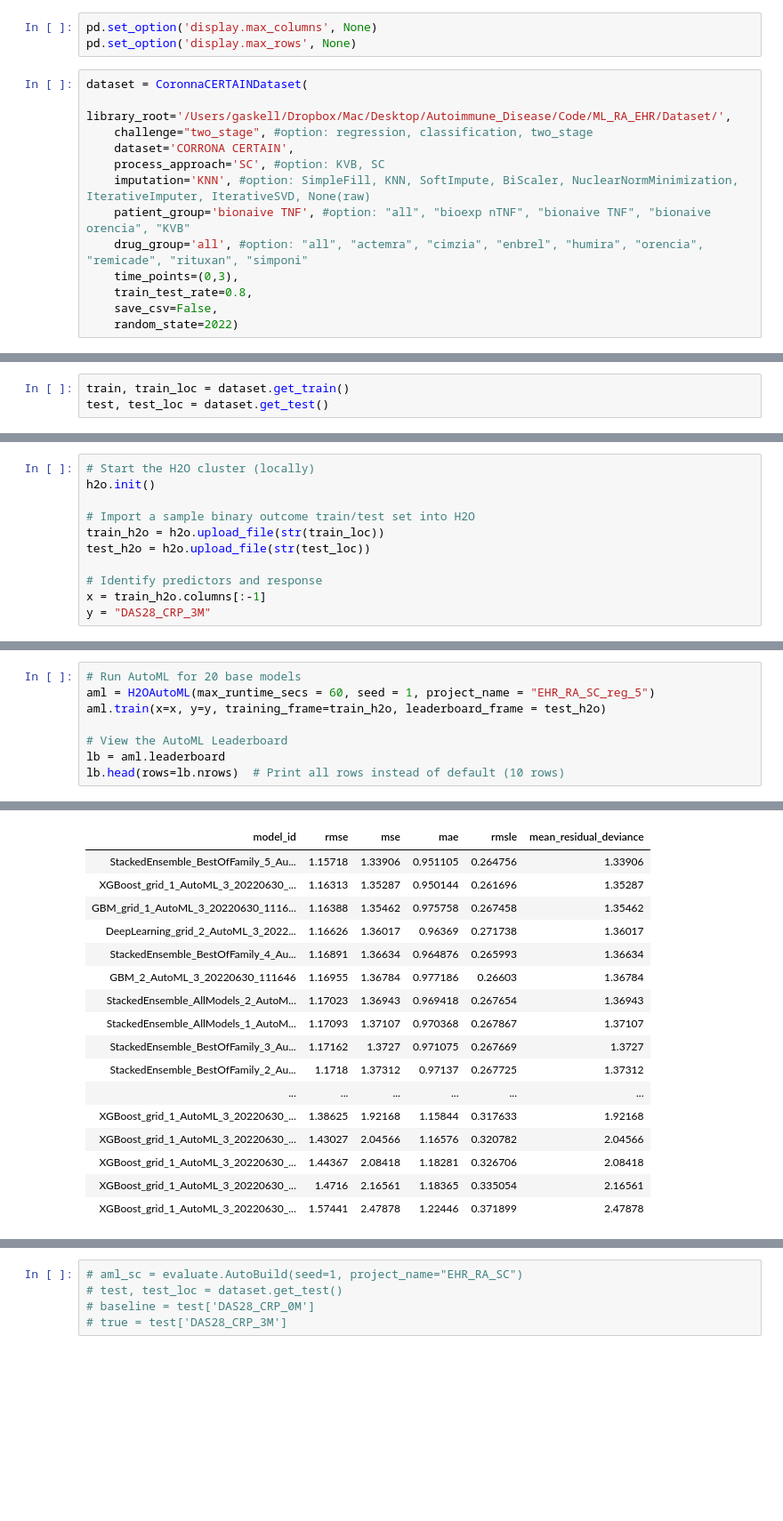
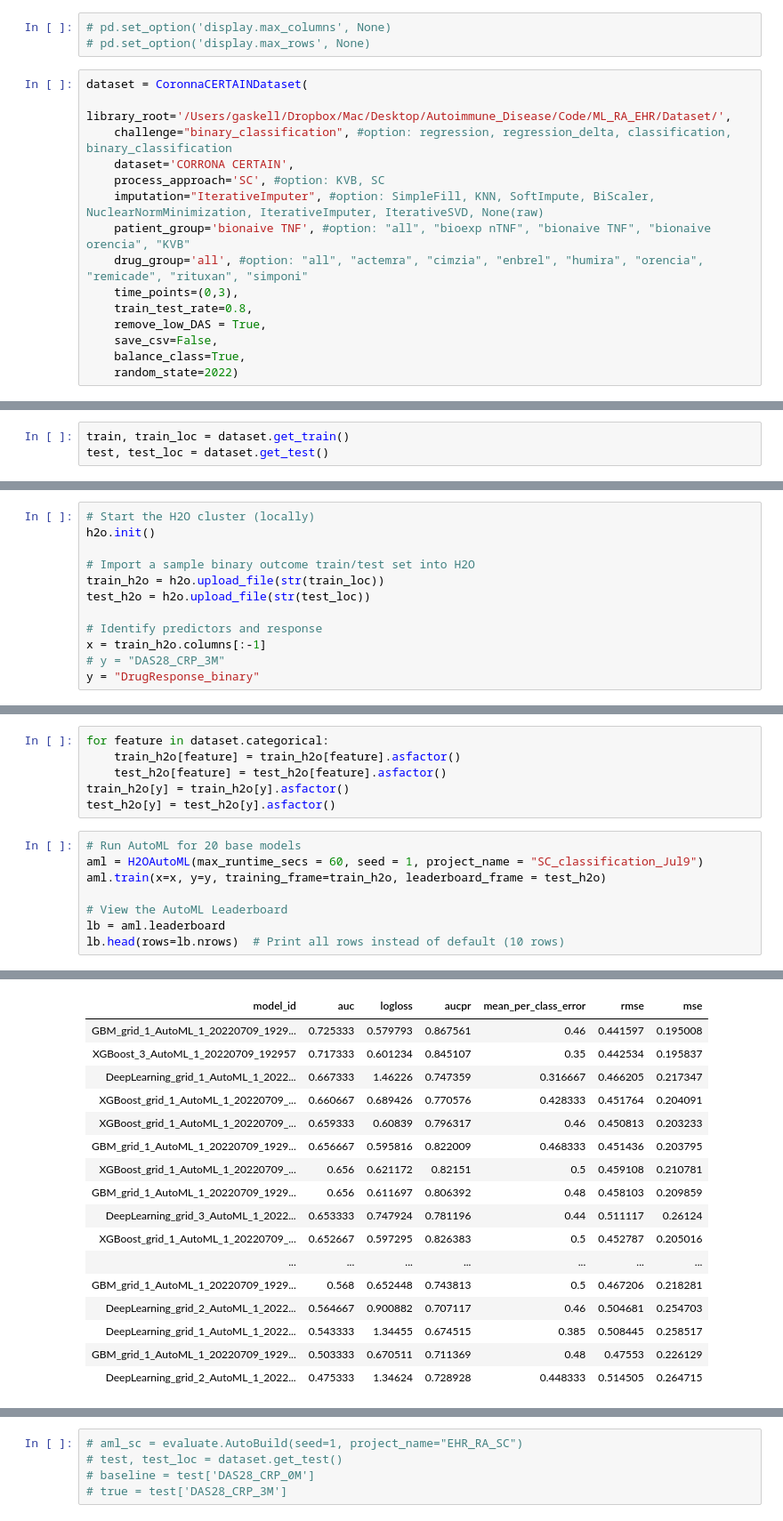
Before and after one commit to Gaskell-1206/Ensemble_DRP, a Jupyter notebook: ModelModule/H2O.ipynb, the cells around one changed output, grey strips where cells are left out. Shown at 89% size. Cells and saved outputs as stored; diff of their text form; blank space fills up the shorter version.

```diff
--- a/ModelModule/H2O.ipynb
+++ b/ModelModule/H2O.ipynb
@@ -12,18 +20,20 @@ pd.options.mode.chained_assignment = None
 # %%
-pd.set_option('display.max_columns', None)
-pd.set_option('display.max_rows', None)
+# pd.set_option('display.max_columns', None)
+# pd.set_option('display.max_rows', None)
 # %%
 dataset = CoronnaCERTAINDataset(
     library_root='/Users/gaskell/Dropbox/Mac/Desktop/Autoimmune_Disease/Code/ML_RA_EHR/Dataset/',
-    challenge="two_stage", #option: regression, classification, two_stage
+    challenge="binary_classification", #option: regression, regression_delta, classification, binary_classification
     dataset='CORRONA CERTAIN',
     process_approach='SC', #option: KVB, SC
-    imputation='KNN', #option: SimpleFill, KNN, SoftImpute, BiScaler, NuclearNormMinimization, IterativeImputer, IterativeSVD, None(raw)
+    imputation="IterativeImputer", #option: SimpleFill, KNN, SoftImpute, BiScaler, NuclearNormMinimization, IterativeImputer, IterativeSVD, None(raw)
     patient_group='bionaive TNF', #option: "all", "bioexp nTNF", "bionaive TNF", "bionaive orencia", "KVB"
     drug_group='all', #option: "all", "actemra", "cimzia", "enbrel", "humira", "orencia", "remicade", "rituxan", "simponi"
     time_points=(0,3),
     train_test_rate=0.8,
+    remove_low_DAS = True,
     save_csv=False,
+    balance_class=True,
     random_state=2022)
 # %% [output]
 feature engineering, drop columns due to 70% missing value: Index(['smkyrs', 'numcigs', 'rfstatus_impute', 'ccpstatus_impute',
@@ -63,5 +75,6 @@ test_h2o = h2o.upload_file(str(test_loc))
 
 # Identify predictors and response
 x = train_h2o.columns[:-1]
-y = "DAS28_CRP_3M"
+# y = "DAS28_CRP_3M"
+y = "DrugResponse_binary"
 # %% [output]
@@ -86,6 +121,12 @@ Parse progress: |█████████████████████
+# %%
+for feature in dataset.categorical:
+    train_h2o[feature] = train_h2o[feature].asfactor()
+    test_h2o[feature] = test_h2o[feature].asfactor()
+train_h2o[y] = train_h2o[y].asfactor()
+test_h2o[y] = test_h2o[y].asfactor()
 # %%
 # Run AutoML for 20 base models
-aml = H2OAutoML(max_runtime_secs = 60, seed = 1, project_name = "EHR_RA_SC_reg_5")
+aml = H2OAutoML(max_runtime_secs = 60, seed = 1, project_name = "SC_classification_Jul9")
 aml.train(x=x, y=y, training_frame=train_h2o, leaderboard_frame = test_h2o)
 
 # View the AutoML Leaderboard
@@ -110,22 +151,22 @@ AutoML progress: |
 
 ██| (done) 100%
-| model_id | rmse | mse | mae | rmsle | mean_residual_deviance |
-| StackedEnsemble_BestOfFamily_5_Au... | 1.15718 | 1.33906 | 0.951105 | 0.264756 | 1.33906 |
-| XGBoost_grid_1_AutoML_3_20220630_... | 1.16313 | 1.35287 | 0.950144 | 0.261696 | 1.35287 |
-| GBM_grid_1_AutoML_3_20220630_1116... | 1.16388 | 1.35462 | 0.975758 | 0.267458 | 1.35462 |
-| DeepLearning_grid_2_AutoML_3_2022... | 1.16626 | 1.36017 | 0.96369 | 0.271738 | 1.36017 |
-| StackedEnsemble_BestOfFamily_4_Au... | 1.16891 | 1.36634 | 0.964876 | 0.265993 | 1.36634 |
-| GBM_2_AutoML_3_20220630_111646 | 1.16955 | 1.36784 | 0.977186 | 0.26603 | 1.36784 |
-| StackedEnsemble_AllModels_2_AutoM... | 1.17023 | 1.36943 | 0.969418 | 0.267654 | 1.36943 |
-| StackedEnsemble_AllModels_1_AutoM... | 1.17093 | 1.37107 | 0.970368 | 0.267867 | 1.37107 |
-| StackedEnsemble_BestOfFamily_3_Au... | 1.17162 | 1.3727 | 0.971075 | 0.267669 | 1.3727 |
-| StackedEnsemble_BestOfFamily_2_Au... | 1.1718 | 1.37312 | 0.97137 | 0.267725 | 1.37312 |
-| ... | ... | ... | ... | ... | ... |
-| XGBoost_grid_1_AutoML_3_20220630_... | 1.38625 | 1.92168 | 1.15844 | 0.317633 | 1.92168 |
-| XGBoost_grid_1_AutoML_3_20220630_... | 1.43027 | 2.04566 | 1.16576 | 0.320782 | 2.04566 |
-| XGBoost_grid_1_AutoML_3_20220630_... | 1.44367 | 2.08418 | 1.18281 | 0.326706 | 2.08418 |
-| XGBoost_grid_1_AutoML_3_20220630_... | 1.4716 | 2.16561 | 1.18365 | 0.335054 | 2.16561 |
-| XGBoost_grid_1_AutoML_3_20220630_... | 1.57441 | 2.47878 | 1.22446 | 0.371899 | 2.47878 |
+| model_id | auc | logloss | aucpr | mean_per_class_error | rmse | mse |
+| GBM_grid_1_AutoML_1_20220709_1929... | 0.725333 | 0.579793 | 0.867561 | 0.46 | 0.441597 | 0.195008 |
+| XGBoost_3_AutoML_1_20220709_192957 | 0.717333 | 0.601234 | 0.845107 | 0.35 | 0.442534 | 0.195837 |
+| DeepLearning_grid_1_AutoML_1_2022... | 0.667333 | 1.46226 | 0.747359 | 0.316667 | 0.466205 | 0.217347 |
+| XGBoost_grid_1_AutoML_1_20220709_... | 0.660667 | 0.689426 | 0.770576 | 0.428333 | 0.451764 | 0.204091 |
+| XGBoost_grid_1_AutoML_1_20220709_... | 0.659333 | 0.60839 | 0.796317 | 0.46 | 0.450813 | 0.203233 |
+| GBM_grid_1_AutoML_1_20220709_1929... | 0.656667 | 0.595816 | 0.822009 | 0.468333 | 0.451436 | 0.203795 |
+| XGBoost_grid_1_AutoML_1_20220709_... | 0.656 | 0.621172 | 0.82151 | 0.5 | 0.459108 | 0.210781 |
+| GBM_grid_1_AutoML_1_20220709_1929... | 0.656 | 0.611697 | 0.806392 | 0.48 | 0.458103 | 0.209859 |
+| DeepLearning_grid_3_AutoML_1_2022... | 0.653333 | 0.747924 | 0.781196 | 0.44 | 0.511117 | 0.26124 |
+| XGBoost_grid_1_AutoML_1_20220709_... | 0.652667 | 0.597295 | 0.826383 | 0.5 | 0.452787 | 0.205016 |
+| ... | ... | ... | ... | ... | ... | ... |
+| GBM_grid_1_AutoML_1_20220709_1929... | 0.568 | 0.652448 | 0.743813 | 0.5 | 0.467206 | 0.218281 |
+| DeepLearning_grid_2_AutoML_1_2022... | 0.564667 | 0.900882 | 0.707117 | 0.46 | 0.504681 | 0.254703 |
+| DeepLearning_grid_1_AutoML_1_2022... | 0.543333 | 1.34455 | 0.674515 | 0.385 | 0.508445 | 0.258517 |
+| GBM_grid_1_AutoML_1_20220709_1929... | 0.503333 | 0.670511 | 0.711369 | 0.48 | 0.47553 | 0.226129 |
+| DeepLearning_grid_2_AutoML_1_2022... | 0.475333 | 1.34624 | 0.728928 | 0.448333 | 0.514505 | 0.264715 |
 # %%
 lb['model_id']
 # %% [output]
```
Also changed, not shown: parts of 15 cells of this notebook, 10 other files.
